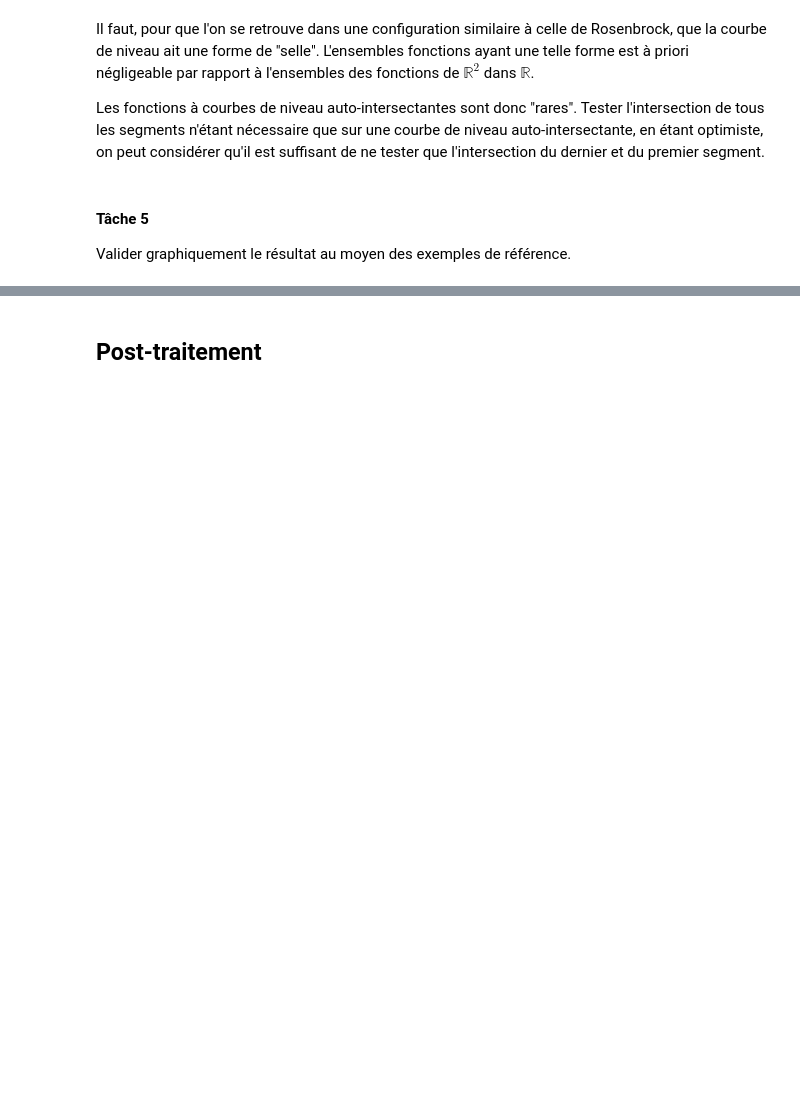
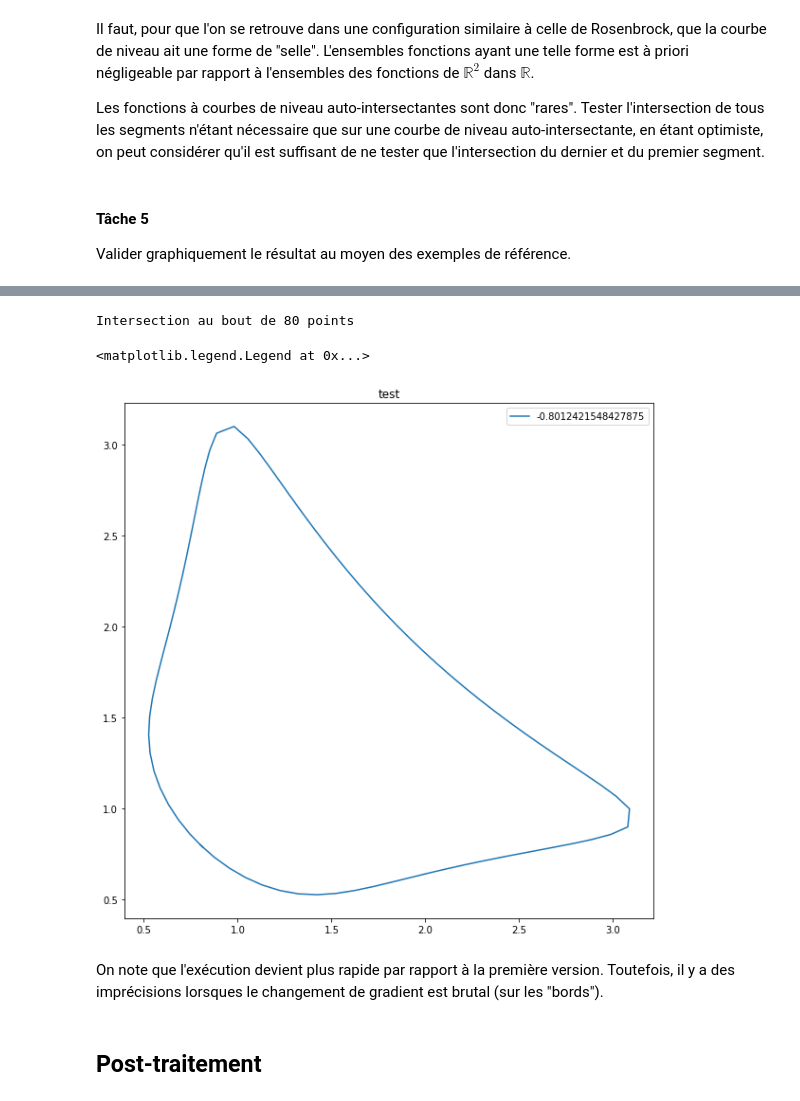
Before and after one commit to guillaumerichard2020/Projet-maths-1, a Jupyter notebook: Courbes de niveau - Enoncé.ipynb, the cells around one changed output, grey strips where cells are left out. Saved outputs shown, nothing was run; the diff lists cells and outputs as text; code cells hidden in the pictures; blank space fills up the shorter version.

```diff
--- a/Courbes de niveau - Enoncé.ipynb
+++ b/Courbes de niveau - Enoncé.ipynb
@@ -509,3 +538,15 @@ Valider graphiquement le résultat au moyen des exemples de référence.
+# %%
+test=level_curve2(f3, 0.8, 0.8, 0.1, 1000)
+
+plt.title('test')
+plt.plot(test[0],test[1], label=f3(0.8,0.8))
+plt.legend()
+# %% [output]
+Intersection au bout de 80 points
+<matplotlib.legend.Legend at 0x...>
+[figure, added]
+# %% [markdown]
+On note que l'exécution devient plus rapide par rapport à la première version. Toutefois, il y a des imprécisions lorsques le changement de gradient est brutal (sur les "bords").
 # %% [markdown]
 ## Post-traitement
 # %% [markdown]
```
Also changed, not shown: parts of 11 cells of this notebook.
